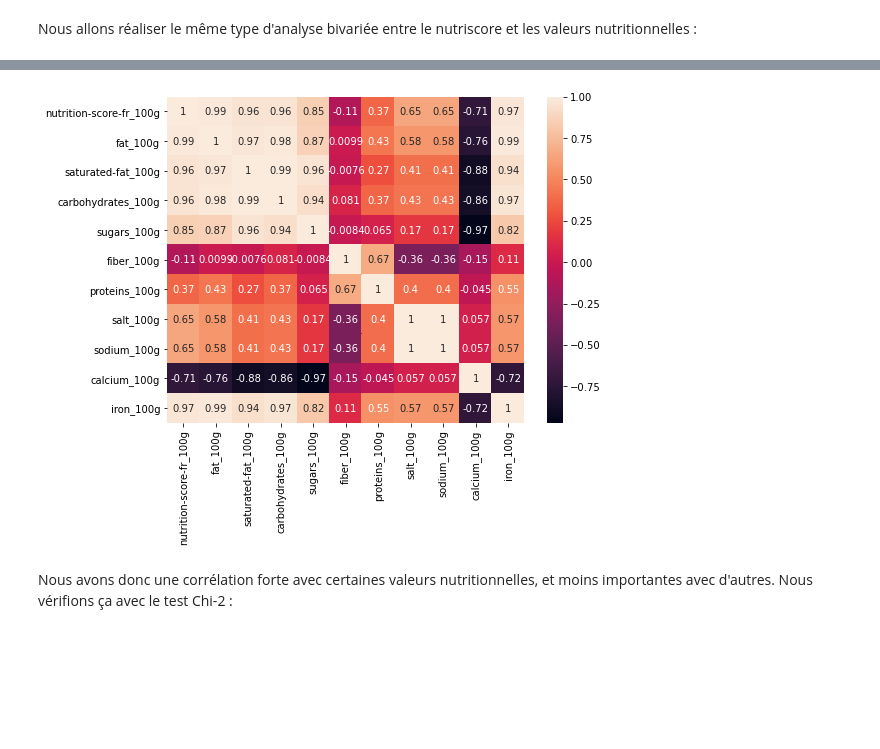
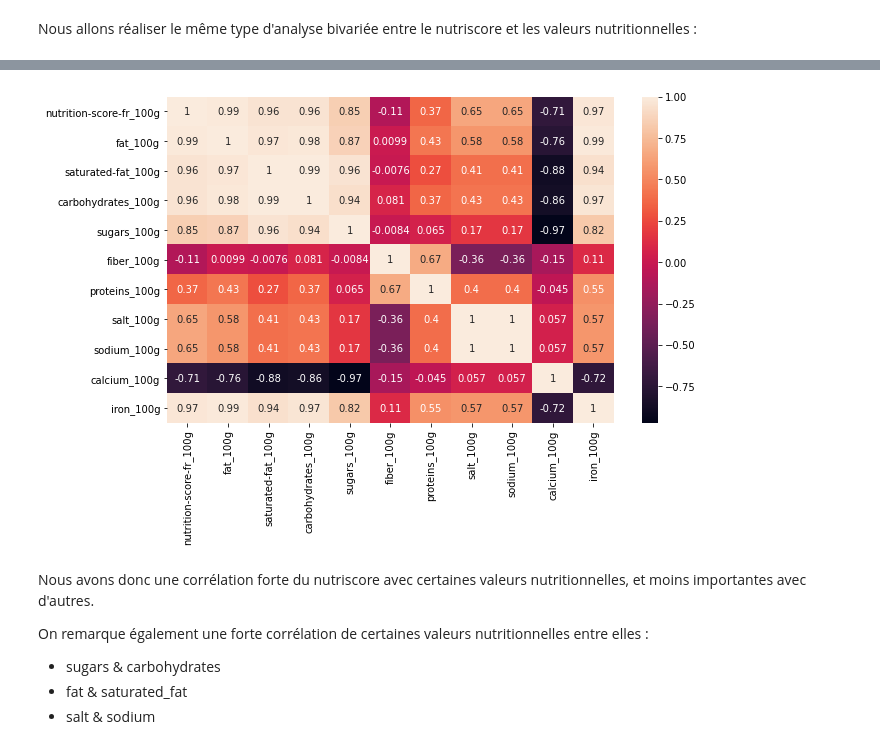
Before and after one commit to JulienGremillot/OpenClassrooms_Ingenieur_Machine_Learning, a Jupyter notebook: Concevez une application au service de la santé publique/Concevez une application au service de la santé publique 02 - Exploration.ipynb, the cells around one changed output, grey strips where cells are left out. Drawn from its saved outputs; the diff is of its cells as text; code cells hidden in the pictures; blank space fills up the shorter version.

```diff
--- a/Concevez une application au service de la santé publique/Concevez une application au service de la santé publique 02 - Exploration.ipynb
+++ b/Concevez une application au service de la santé publique/Concevez une application au service de la santé publique 02 - Exploration.ipynb
@@ -134,0 +114,7 @@ for col in cols_100g:
+# %%
+# Pour le nutriscore et les valeurs nutritionnelles, on examine leur distribution par des histogrammes
+cols_100g = ['nutrition-score-fr_100g', 'fat_100g', 'saturated-fat_100g', 'cholesterol_100g', 'carbohydrates_100g', 'sugars_100g', 'fiber_100g', 'proteins_100g', 'salt_100g', 'sodium_100g', 'vitamin-a_100g', 'vitamin-c_100g', 'calcium_100g', 'iron_100g']
+for col in cols_100g:
+    fig = plt.figure(figsize=(16, 8))
+    sns.histplot(x=col, data=data[[col]], kde=True)
+    plt.show()
@@ -191,3 +194,28 @@ Score moyen du groupe Fruits and vegetables : -3.04  - note : a
 Score moyen du groupe Milk and dairy products : 4.63  - note : b
 Score moyen du groupe Salty snacks : 10.7  - note : d
 Score moyen du groupe Sugary snacks : 15.86  - note : d
+# %%
+# On va maintenant faire un test chi-2 entre les catégories et le nutriscore :
+df = data[data['nutriscore_grade'].notna() & data['pnns_groups_1'].notna()][['nutriscore_grade', 'pnns_groups_1']]
+
+# on calcule le tableau de contingence
+cont = df.pivot_table(index='nutriscore_grade',
+                      columns='pnns_groups_1',
+                      aggfunc=len,margins=True,margins_name="Total")
+
+tx = cont.loc[:,["Total"]]
+ty = cont.loc[["Total"],:]
+n = len(data)
+indep = tx.dot(ty) / n
+
+c = cont.fillna(0) # On remplace les valeurs nulles par 0
+measure = (c-indep)**2/indep
+
+# calcul du chi-2
+xi_n = measure.sum().sum()
+table = measure/xi_n
+
+# le tableau de contingence coloré
+fig = plt.figure(figsize=(16, 6))
+sns.heatmap(table.iloc[:-1,:-1], annot = c.iloc[:-1,:-1])
+plt.show()
@@ -214,6 +246,7 @@ def show_repartition(data, cols, pos, pnns_group, colormap, label):
 
 # Pour chaque catégorie, on fait 2 graphiques
 for pnns_group in pnns_groups_1:
+    fig = plt.figure(figsize=(10, 6))
     show_repartition(data, cols_100g_1, 1, pnns_group, colormap, "Répartition pour la catégorie " + pnns_group)
     show_repartition(data, cols_100g_2, 2, pnns_group, colormap, "")
     plt.show()
@@ -301,18 +334,22 @@ for col in cols_100g:
 # %%
 cols = ['nutrition-score-fr_100g', 'fat_100g', 'saturated-fat_100g', 'carbohydrates_100g', 'sugars_100g', 'fiber_100g', 'proteins_100g', 'salt_100g', 'sodium_100g', 'calcium_100g', 'iron_100g']
 # Affichons la matrice de corrélation entre le nutriscore et les valeurs nutritionnelles :
 X = {}
 for col in cols:
     Xcol = []
     for grade in nutriscore_grades:
         Xcol.append(data[data['nutriscore_grade'] == grade][col].median())
     X[col] = Xcol
 corr_df = pd.DataFrame(X).corr(method='pearson')
-plt.figure(figsize=(8, 6))
+plt.figure(figsize=(10, 6))
 sns.heatmap(corr_df, annot=True)
 plt.show()
 # %% [output]
-[figure, old version]
+[figure, new version]
 # %% [markdown]
-Nous avons donc une corrélation forte avec certaines valeurs nutritionnelles, et moins importantes avec d'autres.
-Nous vérifions ça avec le test Chi-2 :
+Nous avons donc une corrélation forte du nutriscore avec certaines valeurs nutritionnelles, et moins importantes avec d'autres.
+
+On remarque également une forte corrélation de certaines valeurs nutritionnelles entre elles :
+- sugars & carbohydrates
+- fat & saturated_fat
+- salt & sodium
```
Also changed, not shown: parts of 17 cells of this notebook.
